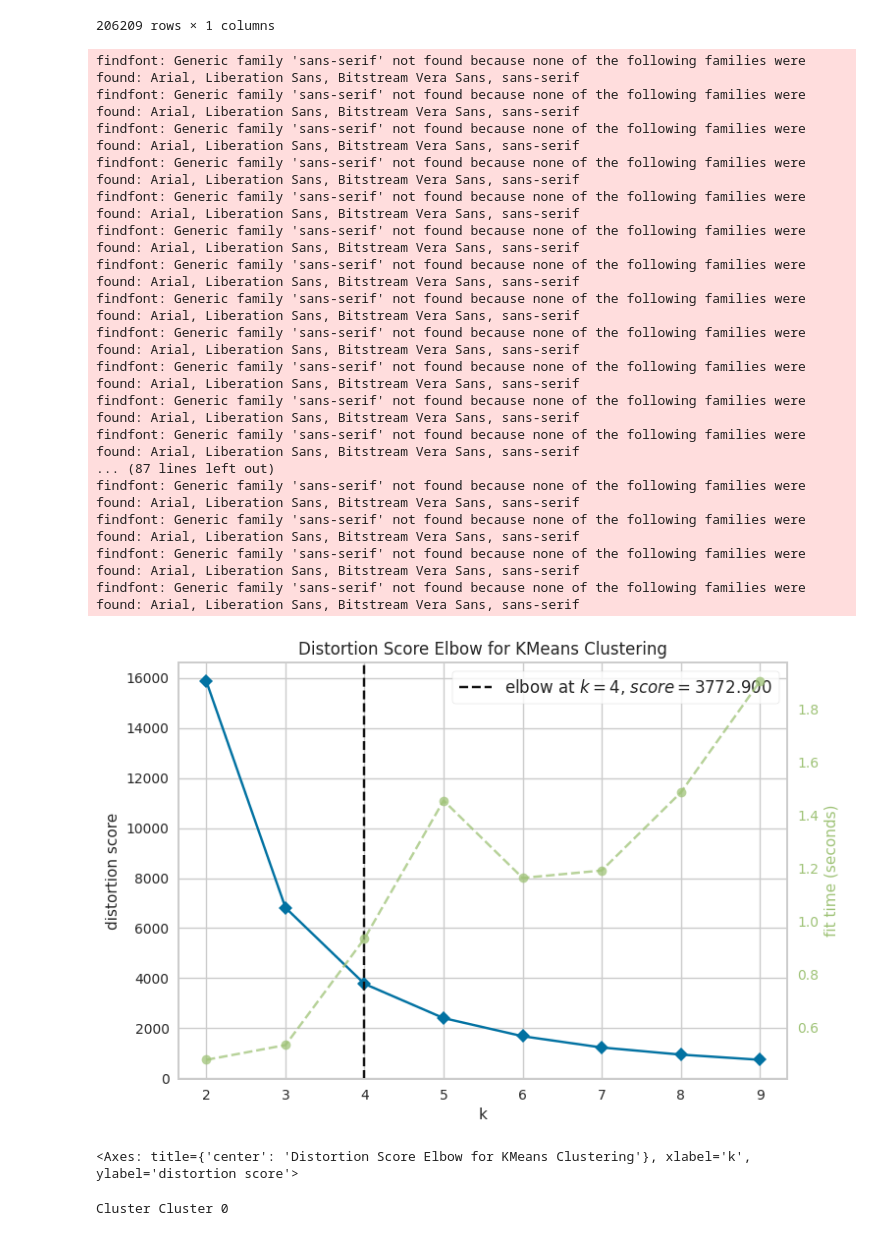
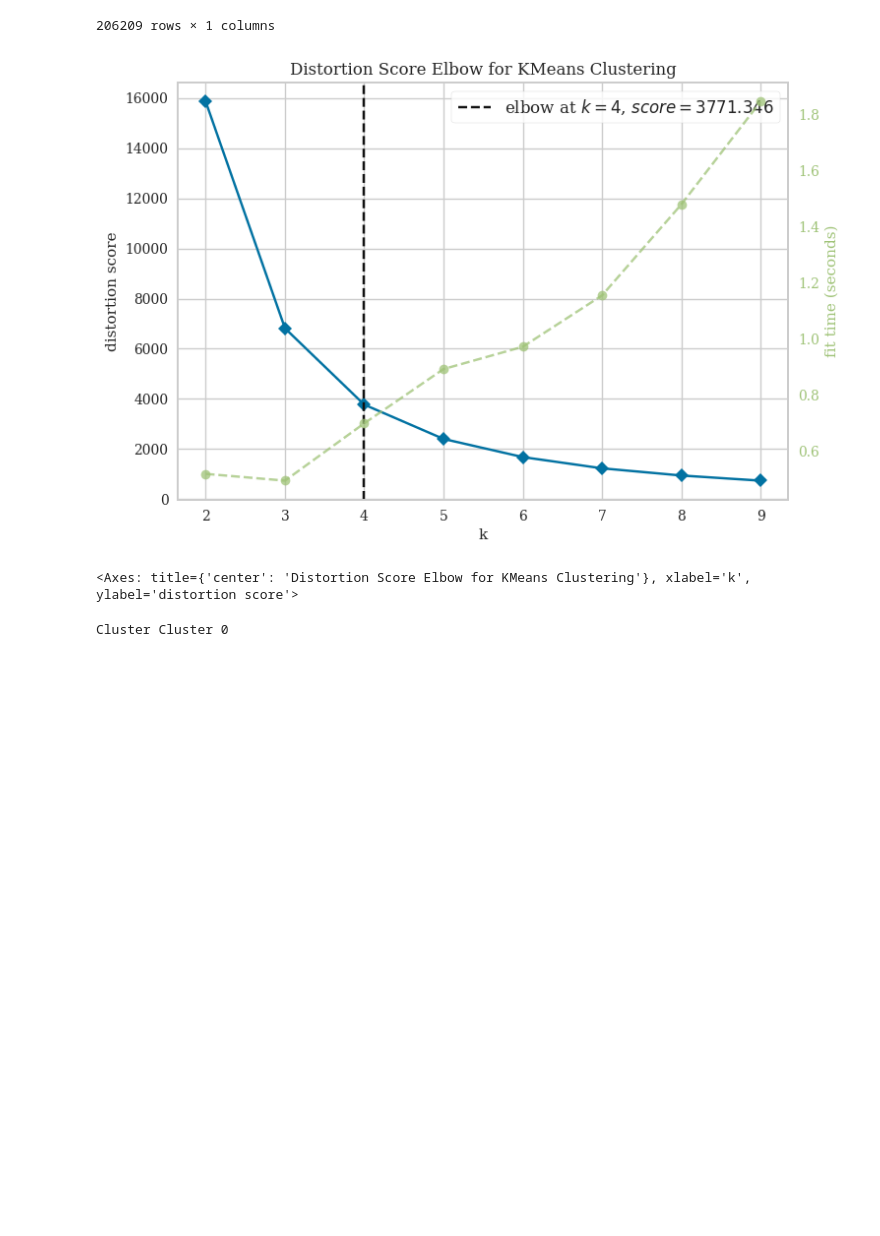
Before and after one commit to mollyiverson/InstacartClustering, a Jupyter notebook: InstacartClustering.ipynb, the cells around one changed output. Drawn from its saved outputs; the diff is of its cells as text; code cells hidden in the pictures; blank space fills up the shorter version.

```diff
--- a/InstacartClustering.ipynb
+++ b/InstacartClustering.ipynb
@@ -9,6 +9,7 @@ import math
 import matplotlib.pyplot as plt
 import seaborn as sns
 from sklearn.preprocessing   import RobustScaler, MinMaxScaler
+plt.rcParams['font.family'] = 'DejaVu Serif'
 # %% [markdown]
 **UPLOAD THE DATA SUBSET**
 # %%
@@ -360,31 +361,14 @@ display(pca_df2)
 # %%
 from yellowbrick.cluster import KElbowVisualizer
 from sklearn.cluster import KMeans
 
-kmeans = KMeans()
+kmeans = KMeans(n_init=10)
 elbow_chart2 = KElbowVisualizer(kmeans, k=(2,10))
 elbow_chart2.fit(pca_df2)
 elbow_chart2.show()
 # %% [output]
+[figure, new version]
-findfont: Generic family 'sans-serif' not found because none of the following families were found: Arial, Liberation Sans, Bitstream Vera Sans, sans-serif
-findfont: Generic family 'sans-serif' not found because none of the following families were found: Arial, Liberation Sans, Bitstream Vera Sans, sans-serif
-findfont: Generic family 'sans-serif' not found because none of the following families were found: Arial, Liberation Sans, Bitstream Vera Sans, sans-serif
-findfont: Generic family 'sans-serif' not found because none of the following families were found: Arial, Liberation Sans, Bitstream Vera Sans, sans-serif
-findfont: Generic family 'sans-serif' not found because none of the following families were found: Arial, Liberation Sans, Bitstream Vera Sans, sans-serif
-findfont: Generic family 'sans-serif' not found because none of the following families were found: Arial, Liberation Sans, Bitstream Vera Sans, sans-serif
-findfont: Generic family 'sans-serif' not found because none of the following families were found: Arial, Liberation Sans, Bitstream Vera Sans, sans-serif
-findfont: Generic family 'sans-serif' not found because none of the following families were found: Arial, Liberation Sans, Bitstream Vera Sans, sans-serif
-findfont: Generic family 'sans-serif' not found because none of the following families were found: Arial, Liberation Sans, Bitstream Vera Sans, sans-serif
-findfont: Generic family 'sans-serif' not found because none of the following families were found: Arial, Liberation Sans, Bitstream Vera Sans, sans-serif
-findfont: Generic family 'sans-serif' not found because none of the following families were found: Arial, Liberation Sans, Bitstream Vera Sans, sans-serif
-findfont: Generic family 'sans-serif' not found because none of the following families were found: Arial, Liberation Sans, Bitstream Vera Sans, sans-serif
-... (87 lines left out)
-findfont: Generic family 'sans-serif' not found because none of the following families were found: Arial, Liberation Sans, Bitstream Vera Sans, sans-serif
-findfont: Generic family 'sans-serif' not found because none of the following families were found: Arial, Liberation Sans, Bitstream Vera Sans, sans-serif
-findfont: Generic family 'sans-serif' not found because none of the following families were found: Arial, Liberation Sans, Bitstream Vera Sans, sans-serif
-findfont: Generic family 'sans-serif' not found because none of the following families were found: Arial, Liberation Sans, Bitstream Vera Sans, sans-serif
+<Axes: title={'center': 'Distortion Score Elbow for KMeans Clustering'}, xlabel='k', ylabel='distortion score'>
-[figure, old version]
-<Axes: title={'center': 'Distortion Score Elbow for KMeans Clustering'}, xlabel='k', ylabel='distortion score'>
 # %%
 kmeans2 = KMeans(n_clusters=4, random_state=42)
 cluster_labels2 = kmeans2.fit_predict(pca_df2)
```
Also changed, not shown: parts of 5 cells of this notebook.
